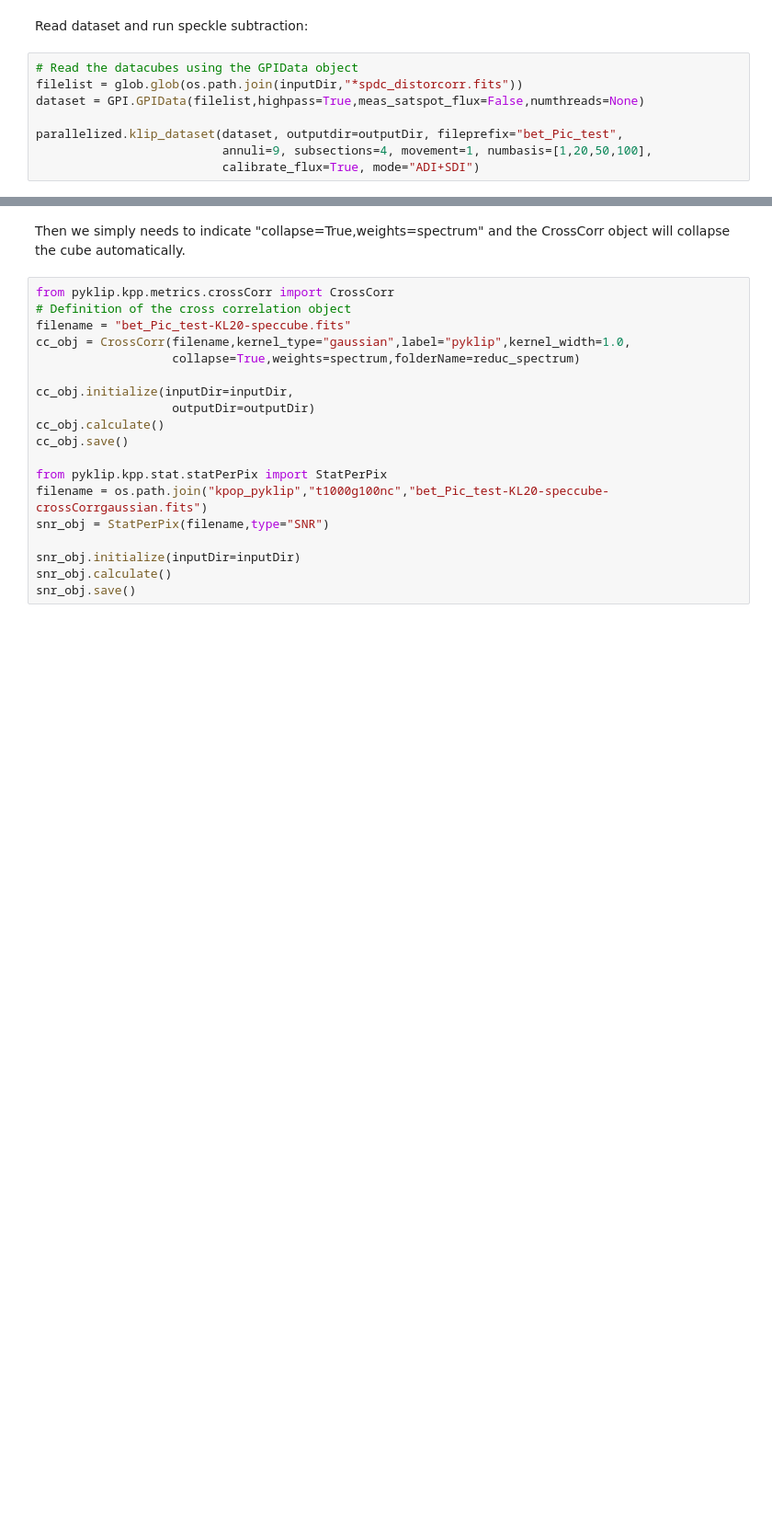
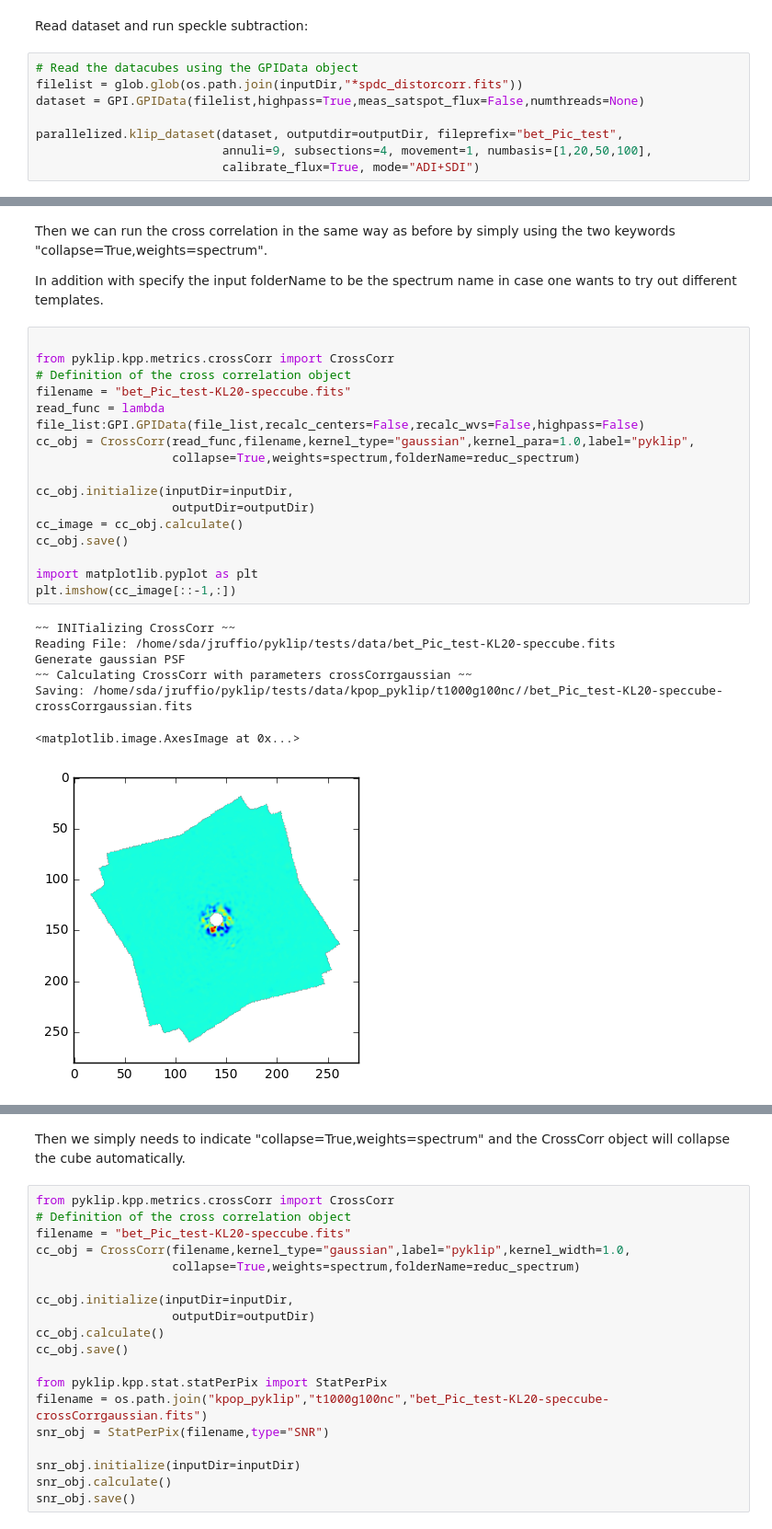
Before and after one commit to UCSB-Exoplanet-Polarimetry-Lab/pyKLIP_NMFJAX, a Jupyter notebook: examples/matched_filter_tutorial.ipynb, the cells around one changed output, grey strips where cells are left out. Shown: that part at 92% size. Cells and saved outputs as stored; diff of their text form; blank space fills up the shorter version.

```diff
--- a/examples/matched_filter_tutorial.ipynb
+++ b/examples/matched_filter_tutorial.ipynb
@@ -123,0 +114,28 @@ NameError: name 'glob' is not defined
+# %% [markdown]
+Then we can run the cross correlation in the same way as before by simply using the two keywords "collapse=True,weights=spectrum".
+
+In addition with specify the input folderName to be the spectrum name in case one wants to try out different templates.
+# %%
+
+from pyklip.kpp.metrics.crossCorr import CrossCorr
+# Definition of the cross correlation object
+filename = "bet_Pic_test-KL20-speccube.fits"
+read_func = lambda file_list:GPI.GPIData(file_list,recalc_centers=False,recalc_wvs=False,highpass=False)
+cc_obj = CrossCorr(read_func,filename,kernel_type="gaussian",kernel_para=1.0,label="pyklip",
+                   collapse=True,weights=spectrum,folderName=reduc_spectrum)
+
+cc_obj.initialize(inputDir=inputDir,
+                   outputDir=outputDir)
+cc_image = cc_obj.calculate()
+cc_obj.save()
+
+import matplotlib.pyplot as plt
+plt.imshow(cc_image[::-1,:])
+# %% [output]
+~~ INITializing CrossCorr ~~
+Reading File: /home/sda/jruffio/pyklip/tests/data/bet_Pic_test-KL20-speccube.fits
+Generate gaussian PSF
+~~ Calculating CrossCorr with parameters crossCorrgaussian ~~
+Saving: /home/sda/jruffio/pyklip/tests/data/kpop_pyklip/t1000g100nc//bet_Pic_test-KL20-speccube-crossCorrgaussian.fits
+<matplotlib.image.AxesImage at 0x...>
+[figure, added]
```
Also changed, not shown: parts of 9 cells of this notebook, 2 other files.
